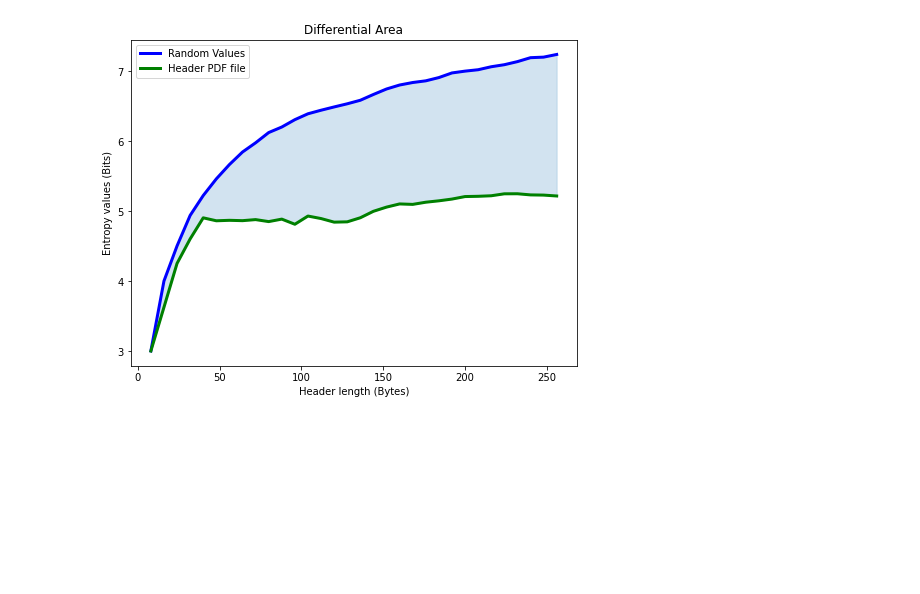
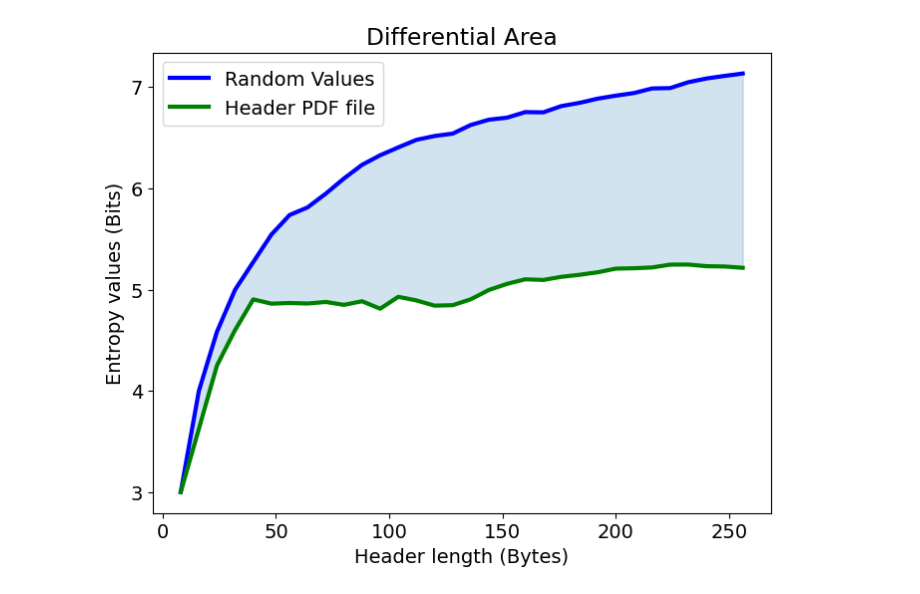
Before and after one commit to gomitolof/DAA-for-Ransomware-detection, a Jupyter notebook: models_org/plot_figure1.ipynb, the cells around one changed output. Cells and saved outputs as stored; diff of their text form; code cells hidden in the pictures; blank space fills up the shorter version.

```diff
--- a/models_org/plot_figure1.ipynb
+++ b/models_org/plot_figure1.ipynb
@@ -69,29 +69,32 @@ def entropies(ideal_file, file_vector, offset):
 # %%
 offset = 256
 
-ideal_file = np.zeros(offset)
-for i in range(offset):
-    ideal_file[i]=randint(0,255)
+f1 = open('../NapierOneDataset/RANDOM/RANDOM-PSEUDO-tiny/0001-rand-pseudo.rand', 'r', encoding='latin-1')
+file_rand = f1.read()
+file_vector_rand = file_to_vector(file_rand, 0, offset)
+f1.close()
 
 # Obtains all paths to analyze from a .txt files
 #f = open('./paths.txt', 'r')
-f = open('../NapierOneDataset/PDF/PDF-tiny/0001-pdf.pdf', 'r', encoding='latin-1')
-file = f.read()
+f2 = open('../NapierOneDataset/PDF/PDF-tiny/0001-pdf.pdf', 'r', encoding='latin-1')
+file = f2.read()
 file_vector = file_to_vector(file, 0, offset)
-random_ent, file_ent = entropies(ideal_file, file_vector, offset)
-f.close()
+random_ent, file_ent = entropies(file_vector_rand, file_vector, offset)
+f2.close()
 # %%
+plt.rcParams['font.size'] = 14
+
 hl = [8*i for i in range(1,33)]
 # Plot of the accuracies obtained using different threshold and different header lengths
 plt.figure(figsize=(8,6))
 plt.title("Differential Area")
 plt.xlabel("Header length (Bytes)")
 plt.ylabel("Entropy values (Bits)")
 plt.plot(hl, random_ent, color="blue", linewidth=3, label="Random Values")
 plt.plot(hl, file_ent, color="green", linewidth=3, label="Header PDF file")
 plt.fill_between(hl, file_ent, random_ent, color='C0', alpha=0.2)
 plt.legend()
 plt.savefig('../Img/diff_area.pdf')
 plt.show()
 # %% [output]
-[figure, old version]
+[figure, new version]
```
Also changed, not shown: 9 other files.
